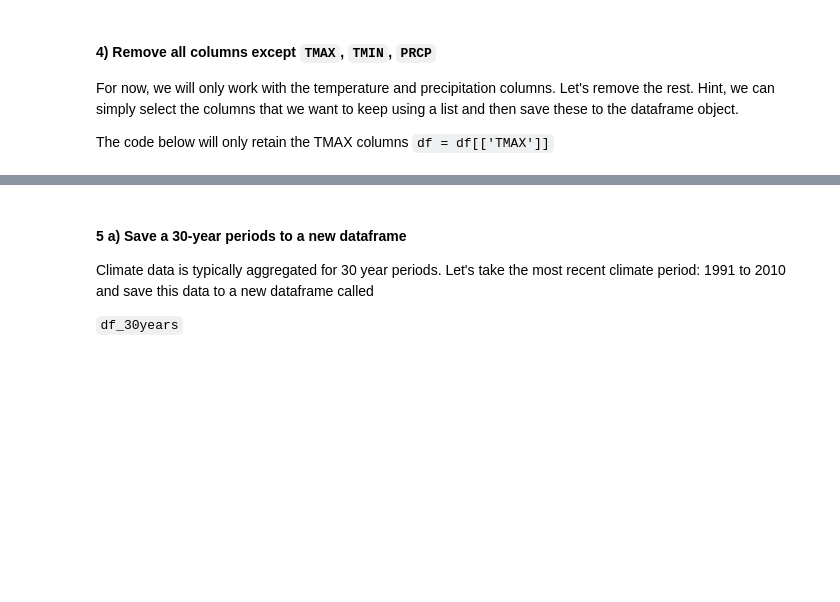
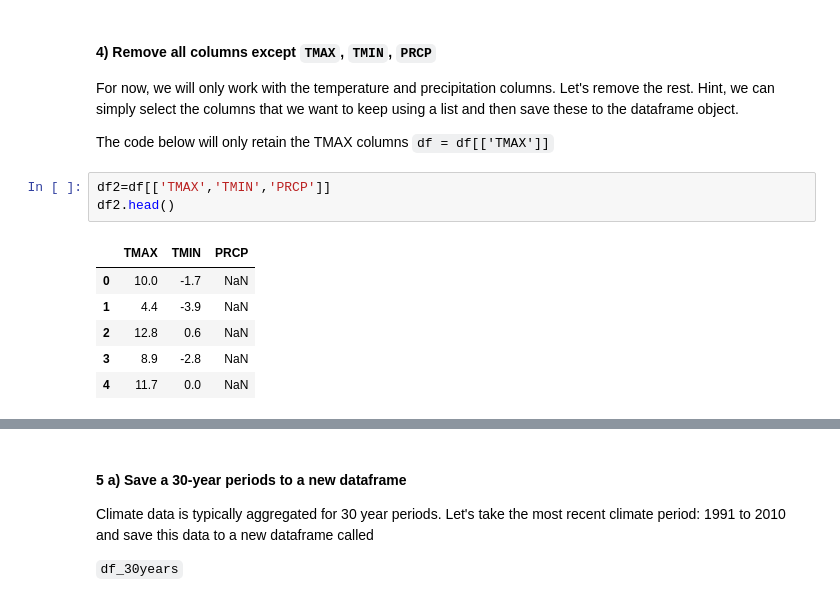
Before and after one commit to rummelen/ISAT_420_S26_Shared, a Jupyter notebook: W5_Pandas_Groupby_And_Timeseries/Code/w5_pandas_timerseries_practice.ipynb, the cells around one changed output, grey strips where cells are left out. Saved outputs shown, nothing was run; the diff lists cells and outputs as text; blank space fills up the shorter version.

```diff
--- a/W5_Pandas_Groupby_And_Timeseries/Code/w5_pandas_timerseries_practice.ipynb
+++ b/W5_Pandas_Groupby_And_Timeseries/Code/w5_pandas_timerseries_practice.ipynb
@@ -40,6 +76,16 @@ For now, we will only work with the temperature and precipitation columns. Let's
 
 The code below will only retain the TMAX columns
 `df = df[['TMAX']]`
+# %%
+df2=df[['TMAX','TMIN','PRCP']]
+df2.head()
+# %% [output]
+|  | TMAX | TMIN | PRCP |
+| 0 | 10.0 | -1.7 | NaN |
+| 1 | 4.4 | -3.9 | NaN |
+| 2 | 12.8 | 0.6 | NaN |
+| 3 | 8.9 | -2.8 | NaN |
+| 4 | 11.7 | 0.0 | NaN |
 # %% [markdown]
 #### 5) Construct a climate diagram.
 
```
Also changed, not shown: parts of 3 cells of this notebook.
